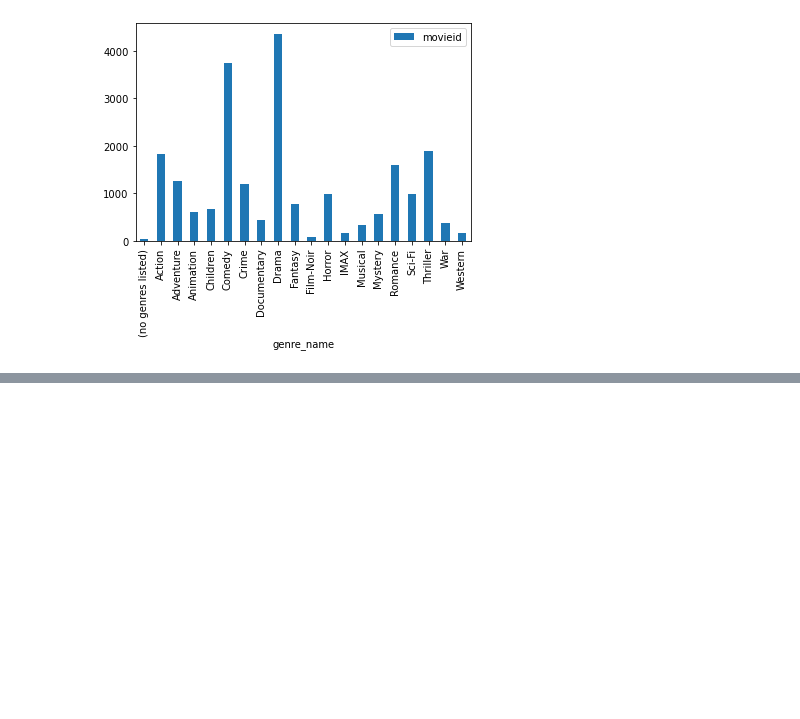
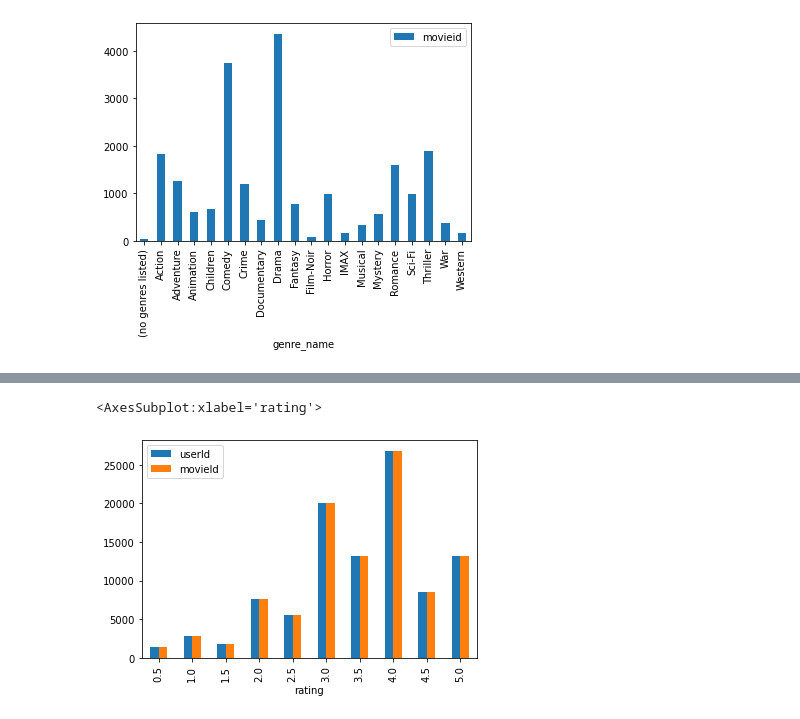
Before and after one commit to mpeteet/ETL-challenge-Team-3, a Jupyter notebook: movie_and_genre_ETL.ipynb, the cells around one changed output, grey strips where cells are left out. Cells and saved outputs as stored; diff of their text form; code cells hidden in the pictures; blank space fills up the shorter version.

Commit message:
added rating graph

```diff
--- a/movie_and_genre_ETL.ipynb
+++ b/movie_and_genre_ETL.ipynb
@@ -249,0 +255,7 @@ genre_group_df.plot(kind='bar')
+# %%
+rating_group_df = ratings_df.groupby('rating').count()
+# %%
+rating_group_df.plot(kind='bar')
+# %% [output]
+<AxesSubplot:xlabel='rating'>
+[figure, added]
```
Also changed, not shown: parts of 5 cells of this notebook.
